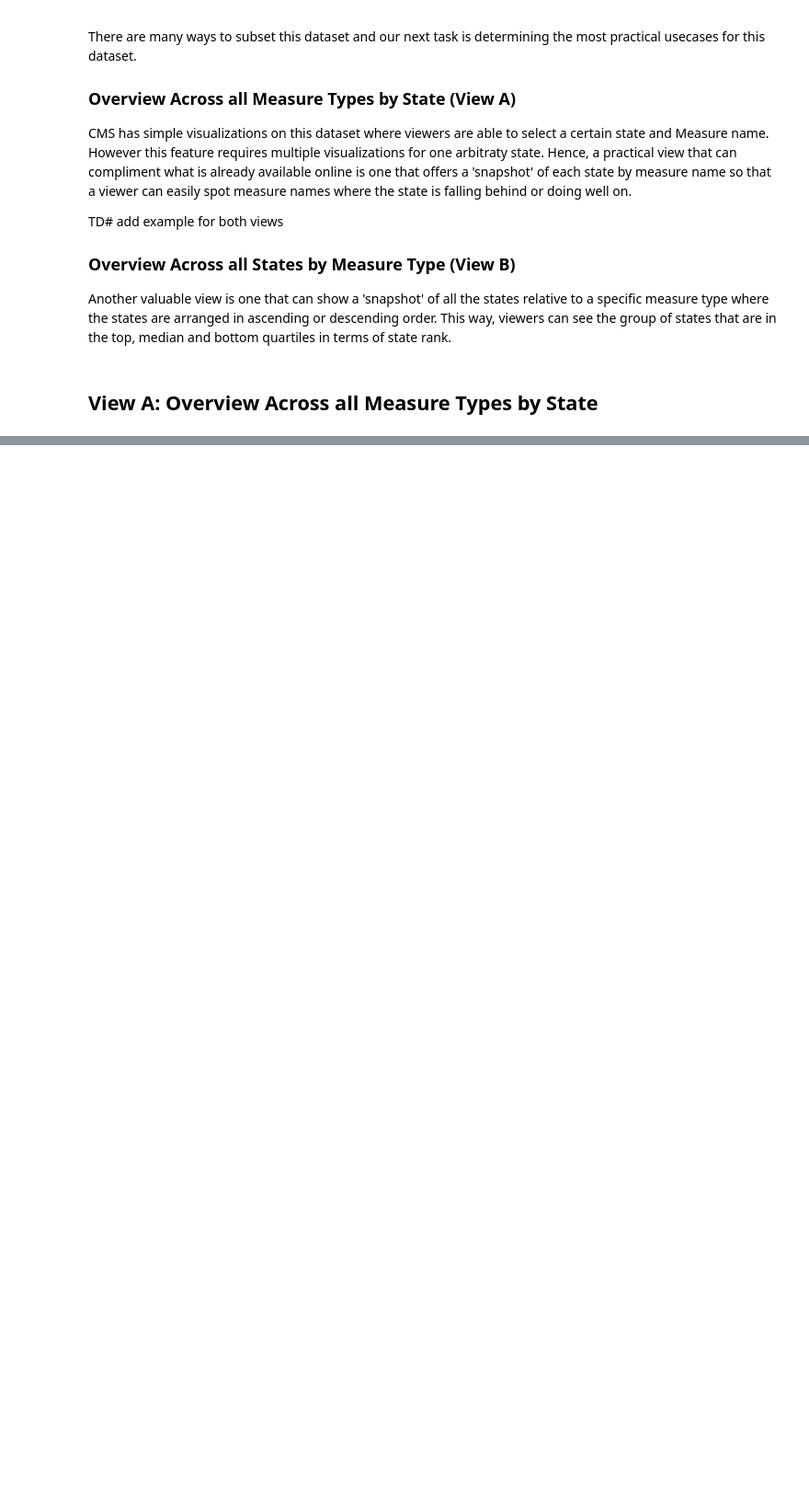
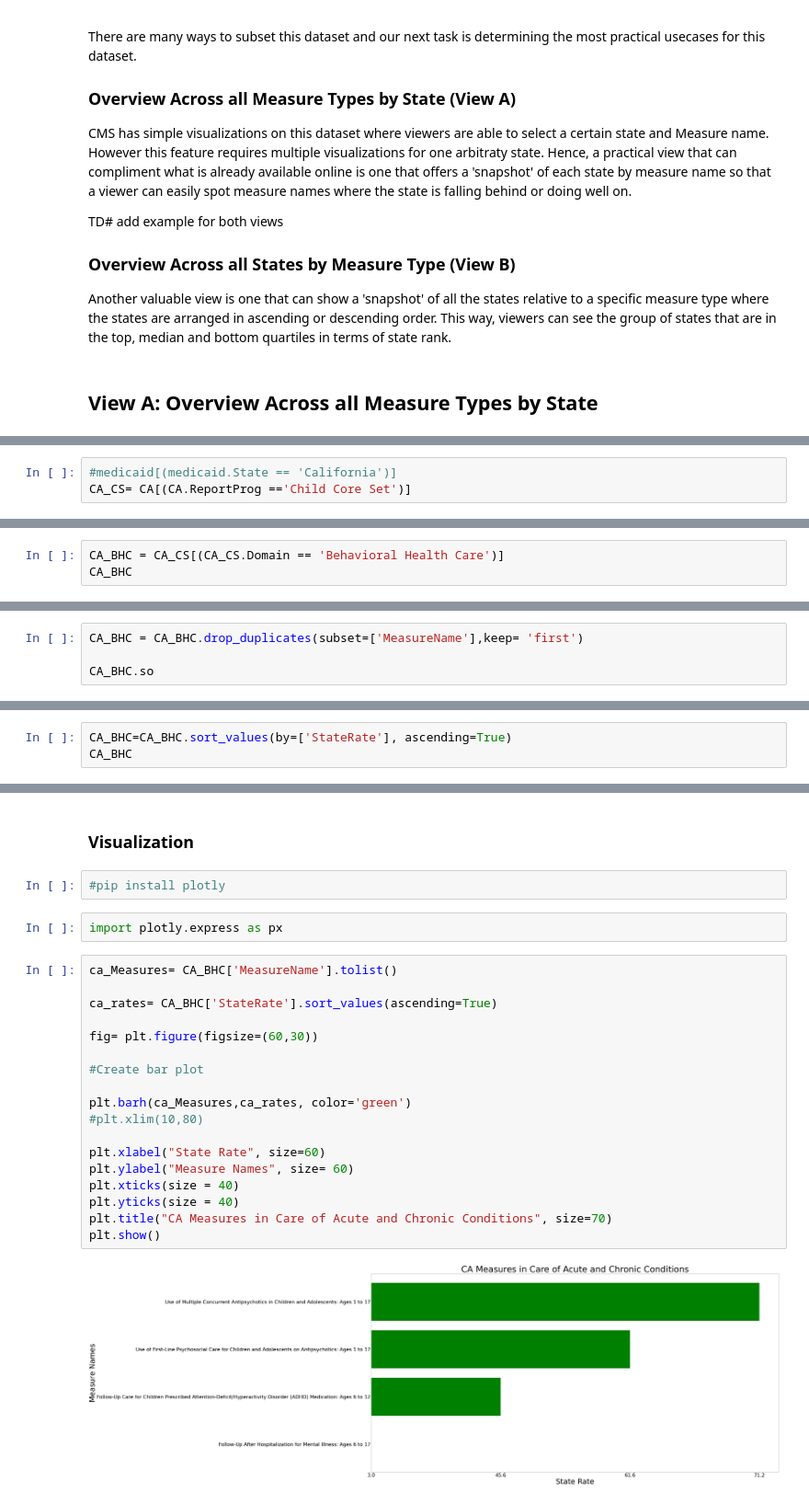
Before and after one commit to CORPUZ-2024/Medicaid_2019_Qual_Measure, a Jupyter notebook: 2019Medicaid.ipynb, the cells around one changed output, grey strips where cells are left out. Shown at 92% size. Drawn from its saved outputs; the diff is of its cells as text; blank space fills up the shorter version.

Commit message:
Target Visualiazation still need to abstract steps

```diff
--- a/2019Medicaid.ipynb
+++ b/2019Medicaid.ipynb
@@ -255,0 +242,3 @@ ca
+# %%
+#medicaid[(medicaid.State == 'California')]
+CA_CS= CA[(CA.ReportProg =='Child Core Set')]
@@ -255,0 +251,3 @@ ca
+# %%
+CA_BHC = CA_CS[(CA_CS.Domain == 'Behavioral Health Care')]
+CA_BHC
@@ -255,0 +291,4 @@ ca
+# %%
+CA_BHC = CA_BHC.drop_duplicates(subset=['MeasureName'],keep= 'first')
+
+CA_BHC.so
@@ -255,0 +301,3 @@ ca
+# %%
+CA_BHC=CA_BHC.sort_values(by=['StateRate'], ascending=True)
+CA_BHC
@@ -255,0 +310,26 @@ ca
+# %% [markdown]
+### Visualization
+# %%
+#pip install plotly
+# %%
+import plotly.express as px
+# %%
+ca_Measures= CA_BHC['MeasureName'].tolist()
+
+ca_rates= CA_BHC['StateRate'].sort_values(ascending=True)
+
+fig= plt.figure(figsize=(60,30))
+
+#Create bar plot
+
+plt.barh(ca_Measures,ca_rates, color='green')
+#plt.xlim(10,80)
+
+plt.xlabel("State Rate", size=60)
+plt.ylabel("Measure Names", size= 60)
+plt.xticks(size = 40)
+plt.yticks(size = 40)
+plt.title("CA Measures in Care of Acute and Chronic Conditions", size=70)
+plt.show()
+# %% [output]
+[figure, added]
```
Also changed, not shown: parts of 26 cells of this notebook.
